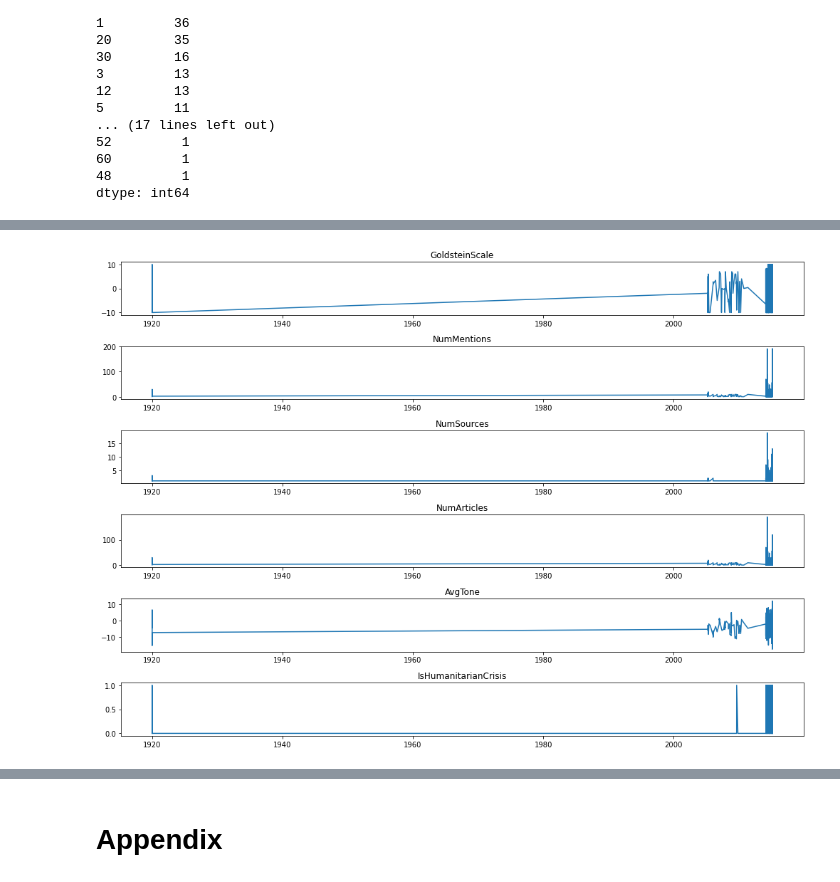
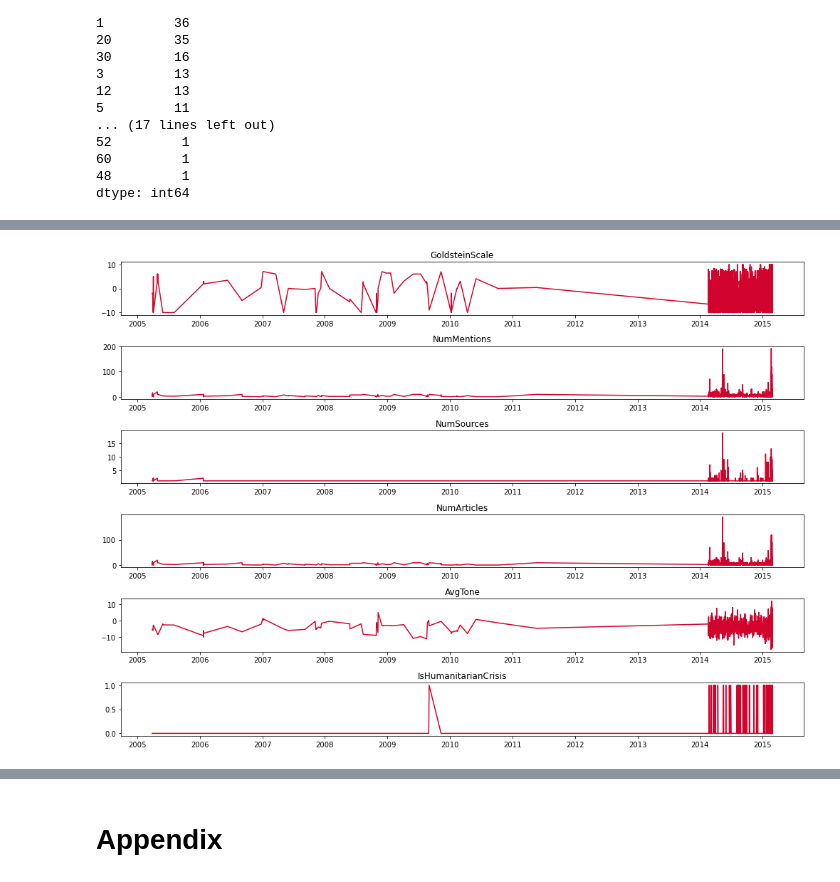
Before and after one commit to MekdiYilma/HumanitarianCrisisPrediction, a Jupyter notebook: notebooks/EDA_crisis_prediction.ipynb, the cells around one changed output, grey strips where cells are left out. Drawn from its saved outputs; the diff is of its cells as text; code cells hidden in the pictures.

```diff
--- a/notebooks/EDA_crisis_prediction.ipynb
+++ b/notebooks/EDA_crisis_prediction.ipynb
@@ -198,6 +198,7 @@ Num_features = ['GoldsteinScale', 'NumMentions', 'NumSources', 'NumArticles', 'A
 fig, ax = plt.subplots(len(Num_features), figsize=(14, 10), tight_layout=True)
 
 for idx, col in enumerate(Num_features):
-    ax[idx].plot(yemen_ts[yemen_ts.index > '2016-09-15'].index, yemen_ts[yemen_ts.index > '2016-09-15'][col])
+    ax[idx].plot(yemen_ts[yemen_ts.index > '2016-09-15'].index, yemen_ts[yemen_ts.index > '2016-09-15'][col],
+                 color = '#D2042D')
     ax[idx].set_title(col);
 # %% [output]
@@ -223,13 +245,13 @@ for idx, col in enumerate(Num_features):
 48         1
 dtype: int64
 # %%
-yemen_df_new = pd.read_pickle('../data/yemen_batch0.pkl')
-yemen_df_new = yemen_df_new[features]
+yemen_df0 = pd.read_pickle('../data/yemen_batch0.pkl')
+yemen_df0 = yemen_df0[features]
 
-yemen_df_new.SQLDATE = pd.to_datetime(yemen_df_new.SQLDATE, format='%Y%m%d', errors='ignore')
-yemen_df_new.DATEADDED = pd.to_datetime(yemen_df_new.DATEADDED,  format='%Y%m%d%H%M%S', errors='ignore')
+yemen_df0.SQLDATE = pd.to_datetime(yemen_df0.SQLDATE, format='%Y%m%d', errors='ignore')
+yemen_df0.DATEADDED = pd.to_datetime(yemen_df0.DATEADDED,  format='%Y%m%d%H%M%S', errors='ignore')
 
-yemen_df_new['IsHumanitarianCrisis'] = yemen_df_new.EventCode.isin(humanitarian_crisis_events)
+yemen_df0['IsHumanitarianCrisis'] = yemen_df0.EventCode.isin(humanitarian_crisis_events)
 
-yemen_df_new = yemen_df_new.set_index('SQLDATE')
-yemen_df_new = yemen_df_new.sort_index(axis = 0)
+yemen_df0 = yemen_df0.set_index('SQLDATE')
+yemen_df0 = yemen_df0.sort_index(axis = 0)
@@ -236,8 +265,9 @@ yemen_df_new = yemen_df_new.sort_index(axis = 0)
 # %%
 fig, ax = plt.subplots(len(Num_features), figsize=(14, 10), tight_layout=True)
 
 for idx, col in enumerate(Num_features):
-    ax[idx].plot(yemen_df_new[yemen_df_new.index > '2001-01-01'].index, yemen_df_new[yemen_df_new.index > '2016-09-15'][col])
+    ax[idx].plot(yemen_df0[yemen_df0.index > '2001-01-01'].index, yemen_df0[yemen_df0.index > '2001-01-01'][col],
+                color='#D2042D')
     ax[idx].set_title(col);
 # %% [output]
-[figure, old version]
+[figure, new version]
```
Also changed, not shown: parts of 11 cells of this notebook, 1 other file.
